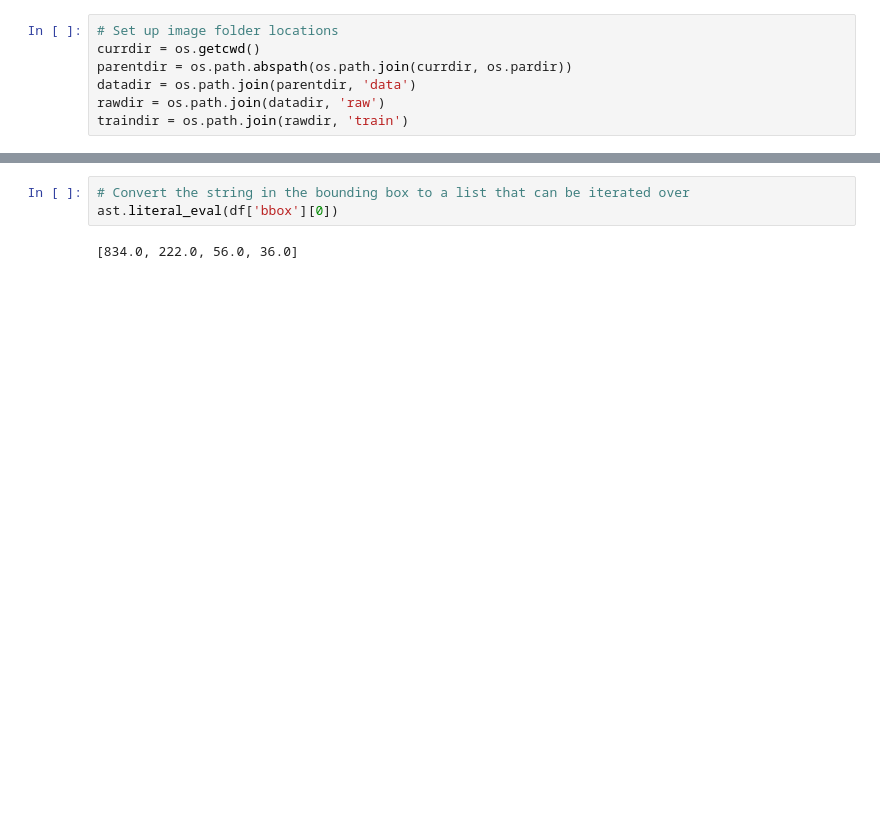
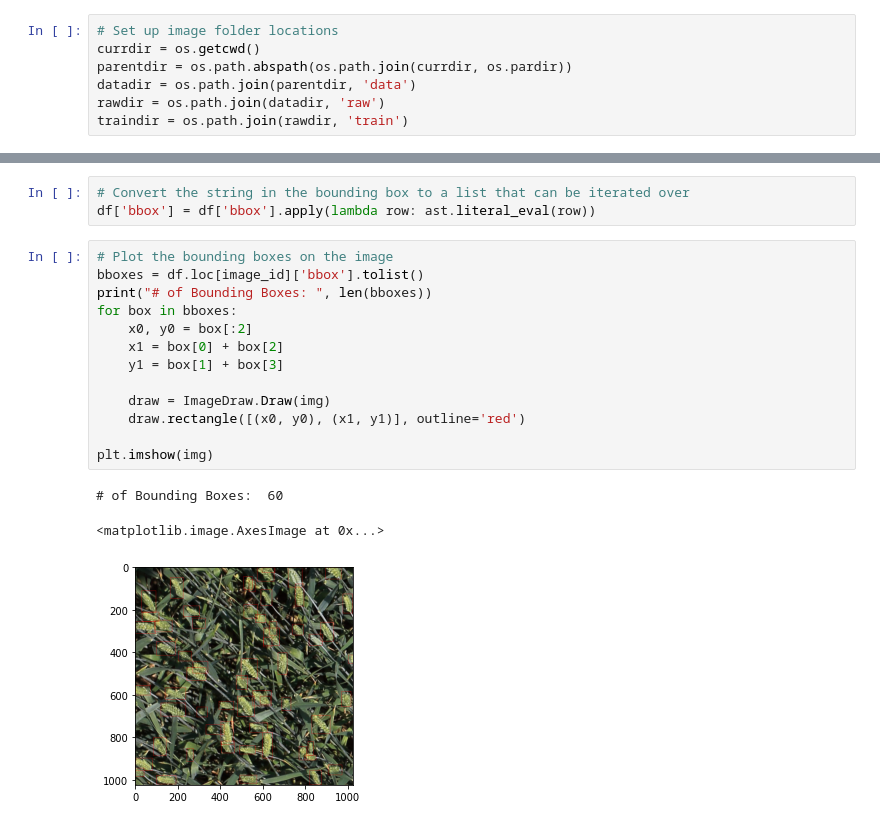
Before and after one commit to rohithdesikan/wheat_detection, a Jupyter notebook: notebooks/exploration.ipynb, the cells around one changed output, grey strips where cells are left out. Cells and saved outputs as stored; diff of their text form; blank space fills up the shorter version.

```diff
--- a/notebooks/exploration.ipynb
+++ b/notebooks/exploration.ipynb
@@ -68,5 +83,20 @@ array(['usask_1', 'arvalis_1', 'inrae_1', 'ethz_1', 'arvalis_3', 'rres_1',
 # %%
 # Convert the string in the bounding box to a list that can be iterated over
-ast.literal_eval(df['bbox'][0])
+df['bbox'] = df['bbox'].apply(lambda row: ast.literal_eval(row))
-# %% [output]
-[834.0, 222.0, 56.0, 36.0]
+# %%
+# Plot the bounding boxes on the image
+bboxes = df.loc[image_id]['bbox'].tolist()
+print("# of Bounding Boxes: ", len(bboxes))
+for box in bboxes:
+    x0, y0 = box[:2]
+    x1 = box[0] + box[2]
+    y1 = box[1] + box[3]
+
+    draw = ImageDraw.Draw(img)
+    draw.rectangle([(x0, y0), (x1, y1)], outline='red')
+
+plt.imshow(img)
+# %% [output]
+# of Bounding Boxes:  60
+<matplotlib.image.AxesImage at 0x...>
+[figure, added]
```
Also changed, not shown: parts of 11 cells of this notebook, 3 other files.
